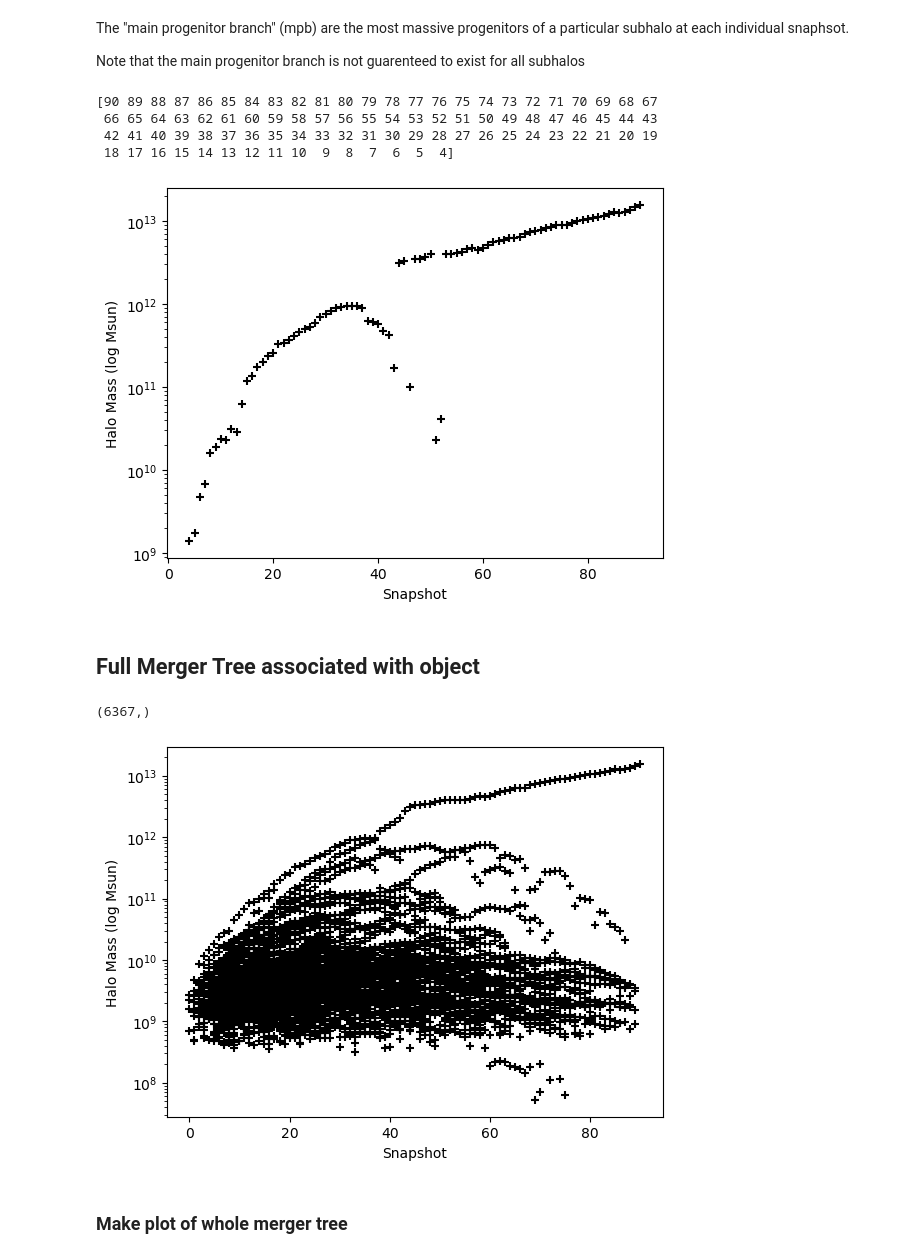
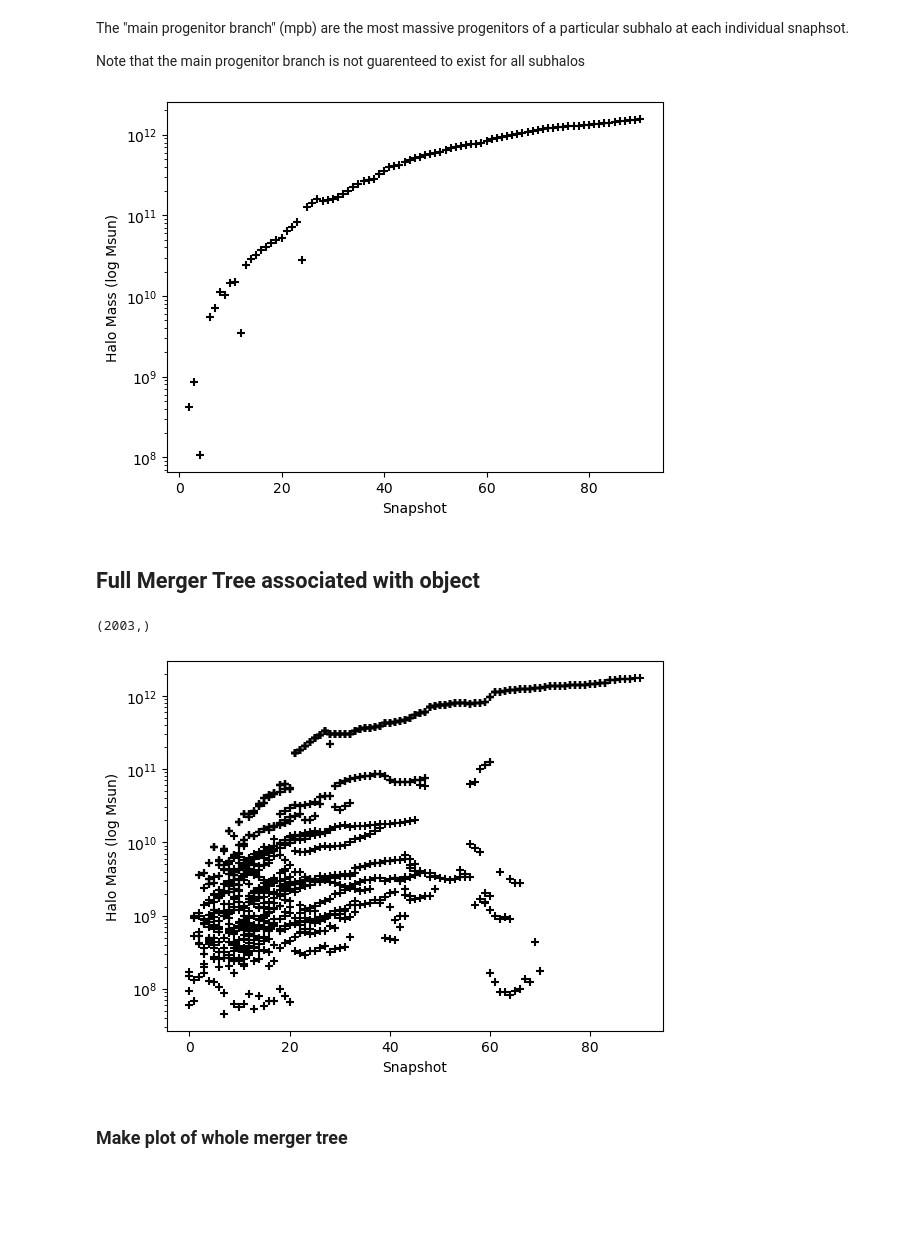
Before and after one commit to DREAMS-Project/DREAMS_python, a Jupyter notebook: tutorials/4.SubLink.ipynb, the cells around one changed output. Saved outputs shown, nothing was run; the diff lists cells and outputs as text; code cells hidden in the pictures; blank space fills up the shorter version.

```diff
--- a/tutorials/4.SubLink.ipynb
+++ b/tutorials/4.SubLink.ipynb
@@ -30,9 +30,9 @@ import matplotlib.pyplot as plt
 # %% [markdown]
 ## Load in entire SubLink Catalog
 # %%
-rvs = dreams_python.DREAMS('/standard/DREAMS',suite='varied_mass',DM_type='CDM',sobol_number=9, box_or_run='run')
+rvs = dreams_python.DREAMS('/standard/DREAMS',suite='MW_zooms',DM_type='WDM',sobol_number=4)
 # %%
-run  = 0
+run  = 618
 snap = 90
 # %%
 sublink_catalog = rvs.read_sublink_cat(run) ## note that a DMO=True option is available here, too!
@@ -49,19 +49,12 @@ The "main progenitor branch" (mpb) are the most massive progenitors of a particu
 Note that the main progenitor branch is not guarenteed to exist for all subhalos
 # %%
 ## First identify target
-params, header = rvs.read_param_file('TNG_SB9.txt')
-target_masses = params[:, 0]
+params, header = rvs.read_param_file('WDM_TNG_MW_SB4.txt')
+target_masses = np.ones(1024) * 12.0#params[:, 0]
 
-central_idx = rvs.get_target_central_subhalo_index(run, snap, target_masses[run])
+central_idx = rvs.get_target_central_subhalo_index(run, snap, target_masses[run], max_dm=0.4, max_contam=0.25)
 
 mpb = rvs.get_sublink_mpb(run, snap, subhalo_idx=central_idx)
-# %%
-print(mpb['SnapNum'])
-# %% [output]
-[90 89 88 87 86 85 84 83 82 81 80 79 78 77 76 75 74 73 72 71 70 69 68 67
- 66 65 64 63 62 61 60 59 58 57 56 55 54 53 52 51 50 49 48 47 46 45 44 43
- 42 41 40 39 38 37 36 35 34 33 32 31 30 29 28 27 26 25 24 23 22 21 20 19
- 18 17 16 15 14 13 12 11 10  9  8  7  6  5  4]
 # %%
 h = rvs.get_h(run, snap)
 plt.scatter( mpb['SnapNum'], mpb['SubhaloMass']*1.00E+10/h, color='k', marker='+' )
@@ -73,7 +66,7 @@ plt.yscale('log')
 
 plt.show()
 # %% [output]
-[figure, old version]
+[figure, new version]
 # %% [markdown]
 ## Full Merger Tree associated with object
 # %%
@@ -81,19 +74,19 @@ full_tree = rvs.get_sublink_tree(run, snap, subhalo_idx=central_idx)
 # %%
 print(full_tree['SnapNum'].shape)
 # %% [output]
-(6367,)
+(2003,)
 # %%
 h = rvs.get_h(run, snap)
-plt.scatter( full_tree['SnapNum'], full_tree['SubhaloMass']*1.00E+10/h, color='k', marker='+' )
+plt.scatter( full_tree['SnapNum'], full_tree['GroupMass']*1.00E+10/h, color='k', marker='+' )
 
 plt.xlabel('Snapshot')
 plt.ylabel('Halo Mass (log Msun)')
 
 plt.yscale('log')
 
 plt.show()
 # %% [output]
-[figure, old version]
+[figure, new version]
 # %% [markdown]
 ### Make plot of whole merger tree
 # %% [markdown]
```
Also changed, not shown: parts of 16 cells of this notebook, 1 other file.
